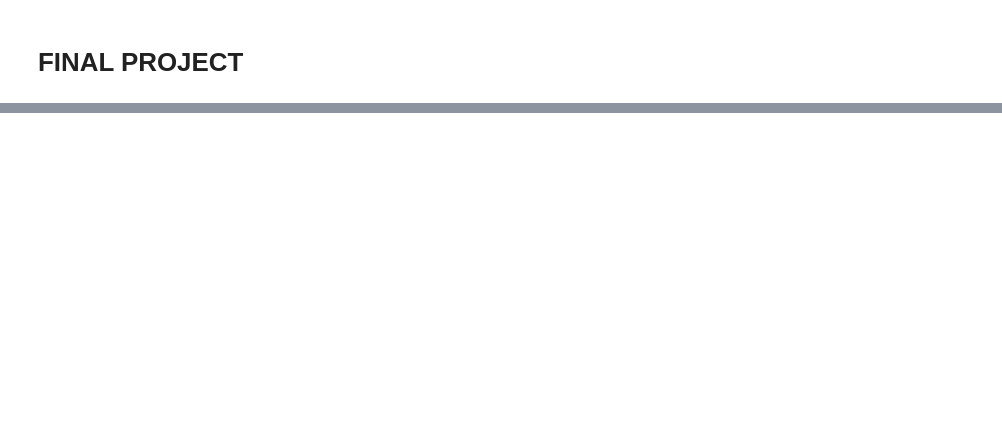
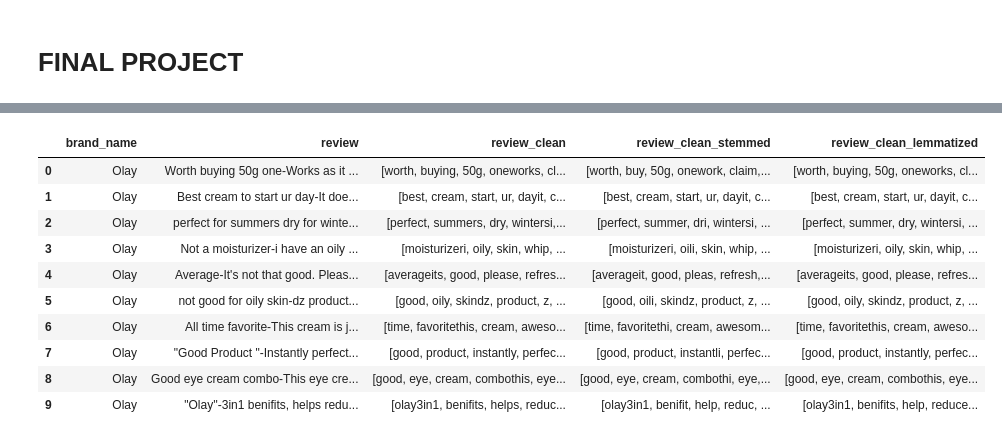
Before and after one commit to DolsyArora/my-work, a Jupyter notebook: project.ipynb, the cells around one changed output, grey strips where cells are left out. Cells and saved outputs as stored; diff of their text form; code cells hidden in the pictures; blank space fills up the shorter version.

```diff
--- a/project.ipynb
+++ b/project.ipynb
@@ -527,0 +139,19 @@ r2_score(y_test, test_preds)
+# %%
+# imporitng library
+import nltk
+# cleaning the review data from the unnneded
+# punctuations, stopwords, and emoji's
+
+stopwords = nltk.corpus.stopwords.words('english')
+ps = nltk.PorterStemmer()
+
+
+wn = nltk.WordNetLemmatizer()
+# %%
+# defining the function of text cleaning
+def clean_text(text):
+    text = "".join([word for word in text if word not in string.punctuation]) # remove puncuations
+    tokens = re.split('\W+', text) # tokenezie
+    emoj = re.sub(r"[^a-zA-Z0-9]", " ", text)
+    text = [word for word in tokens if word not in stopwords] # remove stop words
+    return text
@@ -527,0 +187,21 @@ r2_score(y_test, test_preds)
+# %%
+# definig the function of lemmatized and printing the lemmatized column ("review_clean_lemmatized")
+def lemmatizing(tokenized_text):
+    text = [wn.lemmatize(word) for word in tokenized_text]
+    return text
+
+df['review_clean_lemmatized'] = df['review_clean'].apply(lambda x: lemmatizing(x))
+
+df.head(10)
+# %% [output]
+|  | brand_name | review | review_clean | review_clean_stemmed | review_clean_lemmatized |
+| 0 | Olay | Worth buying 50g one-Works as it ... | [worth, buying, 50g, oneworks, cl... | [worth, buy, 50g, onework, claim,... | [worth, buying, 50g, oneworks, cl... |
+| 1 | Olay | Best cream to start ur day-It doe... | [best, cream, start, ur, dayit, c... | [best, cream, start, ur, dayit, c... | [best, cream, start, ur, dayit, c... |
+| 2 | Olay | perfect for summers dry for winte... | [perfect, summers, dry, wintersi,... | [perfect, summer, dri, wintersi, ... | [perfect, summer, dry, wintersi, ... |
+| 3 | Olay | Not a moisturizer-i have an oily ... | [moisturizeri, oily, skin, whip, ... | [moisturizeri, oili, skin, whip, ... | [moisturizeri, oily, skin, whip, ... |
+| 4 | Olay | Average-It's not that good. Pleas... | [averageits, good, please, refres... | [averageit, good, pleas, refresh,... | [averageits, good, please, refres... |
+| 5 | Olay | not good for oily skin-dz product... | [good, oily, skindz, product, z, ... | [good, oili, skindz, product, z, ... | [good, oily, skindz, product, z, ... |
+| 6 | Olay | All time favorite-This cream is j... | [time, favoritethis, cream, aweso... | [time, favoritethi, cream, awesom... | [time, favoritethis, cream, aweso... |
+| 7 | Olay | "Good Product "-Instantly perfect... | [good, product, instantly, perfec... | [good, product, instantli, perfec... | [good, product, instantly, perfec... |
+| 8 | Olay | Good eye cream combo-This eye cre... | [good, eye, cream, combothis, eye... | [good, eye, cream, combothi, eye,... | [good, eye, cream, combothis, eye... |
+| 9 | Olay | "Olay''-3in1 benifits, helps redu... | [olay3in1, benifits, helps, reduc... | [olay3in1, benifit, help, reduc, ... | [olay3in1, benifits, help, reduce... |
```
Also changed, not shown: parts of 142 cells of this notebook.
